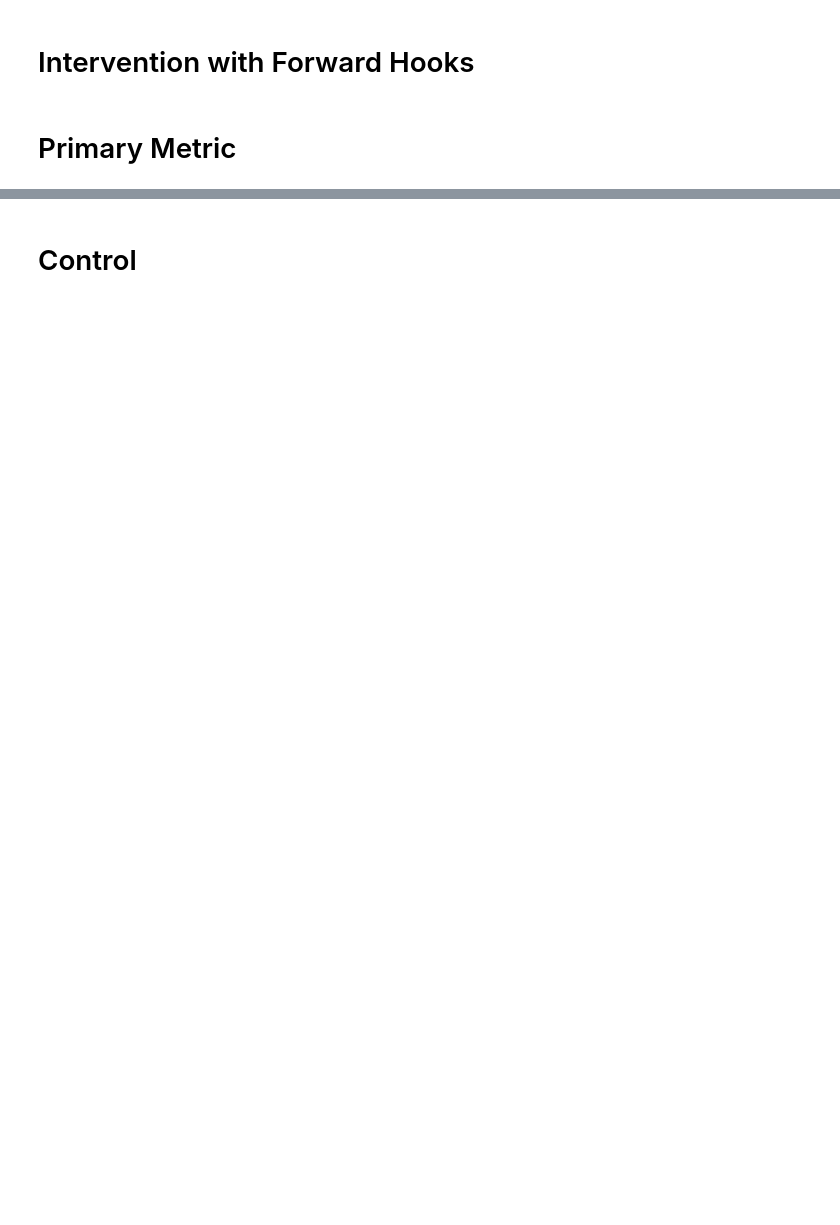
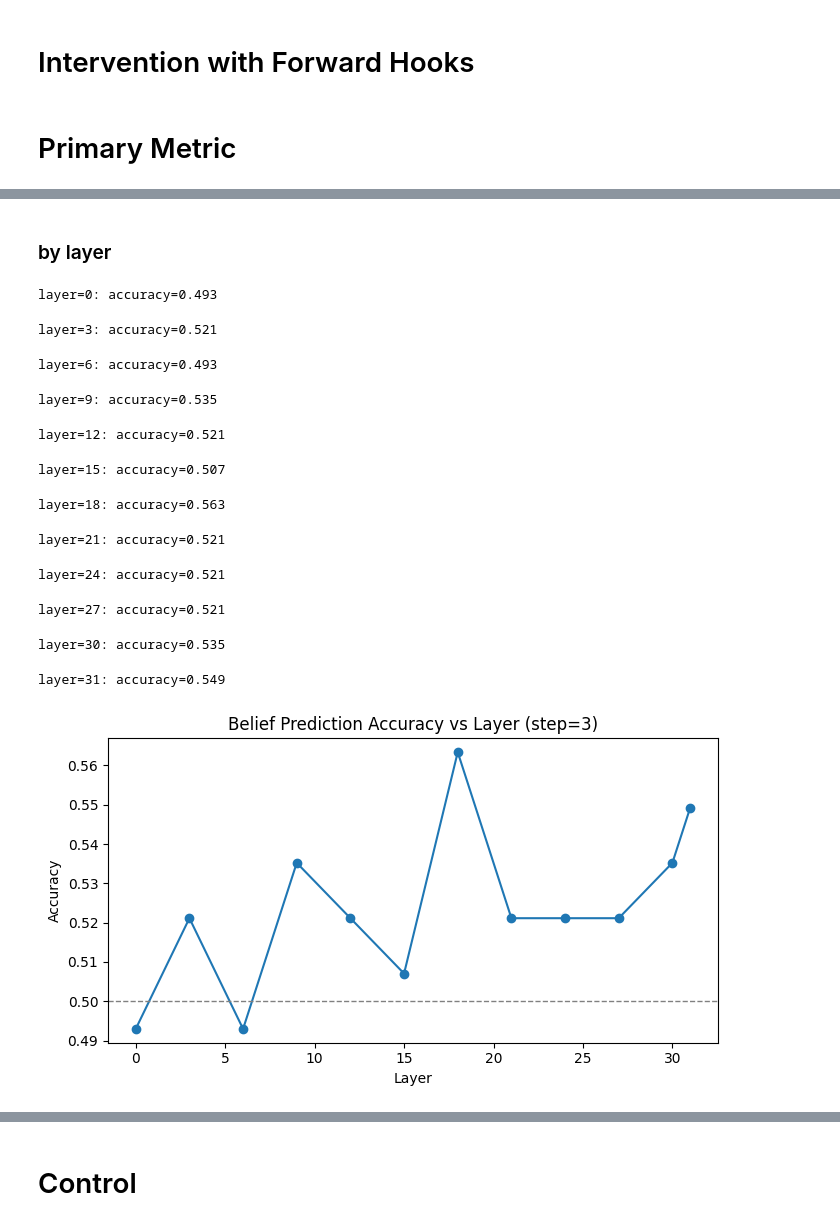
Before and after one commit to froge159/belief-project-sef, a Jupyter notebook: experiments/phase2.ipynb, the cells around one changed output, grey strips where cells are left out. Drawn from its saved outputs; the diff is of its cells as text; code cells hidden in the pictures; blank space fills up the shorter version.

```diff
--- a/experiments/phase2.ipynb
+++ b/experiments/phase2.ipynb
@@ -20,5 +21,6 @@ def load_json_from_drive(file_path):
         data = json.load(f)
     return data
 
-tomi = load_json_from_drive("/content/drive/MyDrive/SEF/Data/ToMi/tomi_all.json")
-bigtom = load_json_from_drive("/content/drive/MyDrive/SEF/Data/BigToM/bigtom_all.json")
+tomi_train = load_json_from_drive("/content/drive/MyDrive/SEF/Data/ToMi/tomi_train.json")
+tomi = [ex for ex in tomi_train if ex.get("question_type") == "belief"]
+print(f"Loaded {len(tomi)} belief questions from tomi_train.")
@@ -327,12 +79,0 @@ def print_accuracy_table(acc):
-# %%
-alphas = (-4, -3, -2, 0, 2, 3, 4)
-
-acc, raw = evaluate_intervention_accuracy(
-    model=model, tokenizer=tokenizer,
-    examples=tomi[:100],
-    tomi_weights=tomi_weights, layer_idx=17, alphas = alphas,
-    max_new_tokens=8, model_max_length=512,
-    force_short_answer=True,
-)
-
-print_accuracy_table(acc)
@@ -376,0 +351,37 @@ plt.show()
+# %% [markdown]
+### by layer
+# %%
+# --- By-layer evaluation (skip 3 layers) ---
+LAYER_STEP = 3
+LAYER_SWEEP_ALPHA = 1  # change if you want steering during layer sweep
+num_layers = model.config.num_hidden_layers
+layer_list = list(range(0, num_layers, LAYER_STEP))
+if (num_layers - 1) not in layer_list:
+    layer_list.append(num_layers - 1)
+
+layer_accuracies = {}
+layer_iter = tqdm(layer_list, desc="Layers")
+for layer_idx in layer_iter:
+    direction_l, instruction_len_l = compute_steering_direction(
+        df_direction, tokenizer, model, layer_idx, TOKEN_RULE,
+        batch_size=BATCH_SIZE, max_tokens=MAX_PROMPT_TOKENS,
+    )
+    acc = evaluate_accuracy(
+        examples, model, tokenizer, direction_l, LAYER_SWEEP_ALPHA, layer_idx, instruction_len_l,
+    )
+    layer_accuracies[layer_idx] = acc
+    print(f"layer={layer_idx}: accuracy={acc:.3f}")
+# %% [output]
+layer=0: accuracy=0.493
+layer=3: accuracy=0.521
+layer=6: accuracy=0.493
+layer=9: accuracy=0.535
+layer=12: accuracy=0.521
+layer=15: accuracy=0.507
+layer=18: accuracy=0.563
+layer=21: accuracy=0.521
+layer=24: accuracy=0.521
+layer=27: accuracy=0.521
+layer=30: accuracy=0.535
+layer=31: accuracy=0.549
+[figure, added]
```
Also changed, not shown: parts of 20 cells of this notebook.
